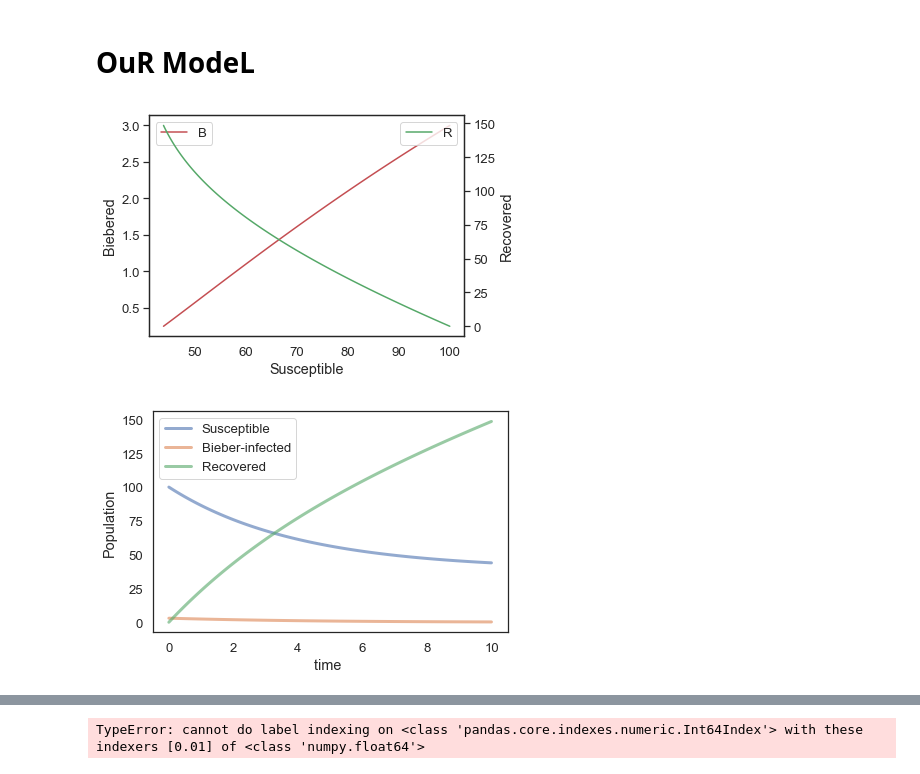
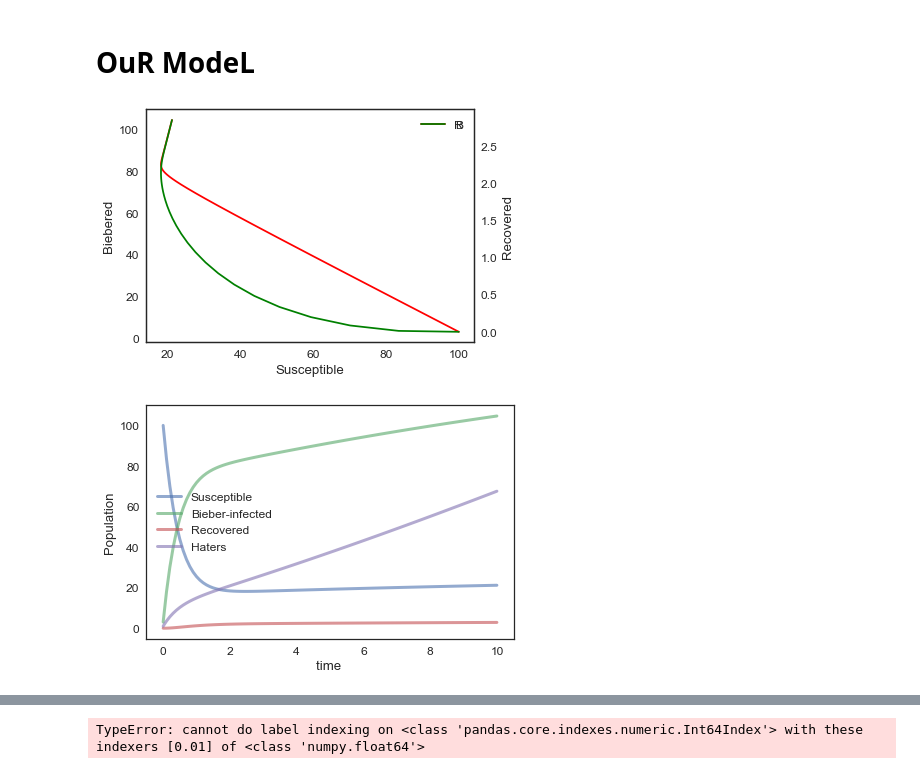
Before and after one commit to mpatil99/modsim-Project2, a Jupyter notebook: Project2.ipynb, the cells around one changed output, grey strips where cells are left out. Saved outputs shown, nothing was run; the diff lists cells and outputs as text; code cells hidden in the pictures.

Commit message:
Dab on the haters

```diff
--- a/Project2.ipynb
+++ b/Project2.ipynb
@@ -158,5 +189,5 @@ decorate(xlabel = "time ", ylabel = "Population");
 # %%
-def update_func_without_negmedia(state, t, system):
+def update_func_H(state, t, system):
     """Update the SBR model.
 
     state: State (S,B,R)
@@ -166,23 +197,27 @@ def update_func_without_negmedia(state, t, system):
     returns: State (S,B,R)
     """
     unpack(system)
-    S,B,R = state;
+    S,B,R,H = state;
     entranceRate = pi # people that enter the system per month
     infectedRate = Beta*S*B # number of people infected each month
-    posMediaPercent = 0
+    posMediaPercent = epsilon*P
     negMediaPercent = (1-epsilon)*N
     boredom = b*B
-    ds = entranceRate - infectedRate - posMediaPercent*S + negMediaPercent*B + posMediaPercent*R - negMediaPercent*S - mu*S
+
+    ds = entranceRate - infectedRate - posMediaPercent*S + negMediaPercent*B + posMediaPercent*R - negMediaPercent*S - mu*S -gamma*B
     db = infectedRate + posMediaPercent*S - negMediaPercent*B - boredom - mu*B # paper says R but should be B
-    dr = boredom - posMediaPercent*R + negMediaPercent*S - mu*R
-    S += ds* dt
+    dr = boredom - posMediaPercent*R - mu*R
+    dh = negMediaPercent*S + gamma*B
+
+    S += ds*dt
     B += db*dt
     R += dr*dt
+    H += dh*dt
 
-    return State(S = S, B = B, R = R);
+    return State(S = S, B = B, R = R, H = H);
 # %%
-system = make_system(10, .00083, 1/144, 1/24 , 2, 1, .75,.1) #Given Parameters and dt set to 1/24 such that time is represented in hours
-frame = run_simulation(system, update_func_without_negmedia);
+system = make_system_H(10, .00083, 1/144, 1/24 , 2, 1, .75, 0.01, .1) #Given Parameters and dt set to 1/24 such that time is represented in hours
+frame = run_simulation(system, update_func_H);
 
 #print(frame)
 fig1 = plt.figure()
@@ -200,14 +235,15 @@ ax2.plot(frame.S, frame.R, 'g')
 ax2.set_ylabel('Recovered')
 decorate();
 # %% [output]
-[figure, old version]
+[figure, new version]
 # %%
 plot(frame.S, label  = "Susceptible");
 plot(frame.B, label = "Bieber-infected");
 plot(frame.R, label = "Recovered");
+plot(frame.H, label = "Haters");
 decorate(xlabel = "time ", ylabel = "Population")
 # %% [output]
-[figure, old version]
+[figure, new version]
 # %%
 system = make_system(10, .00083, 1/144, 2, 2, 1, .75,.1) #Given Parameters and dt set to 1/24 such that time is represented in hours
 frame = run_simulation(system, update_func_without_media);
```
Also changed, not shown: parts of 5 cells of this notebook.
